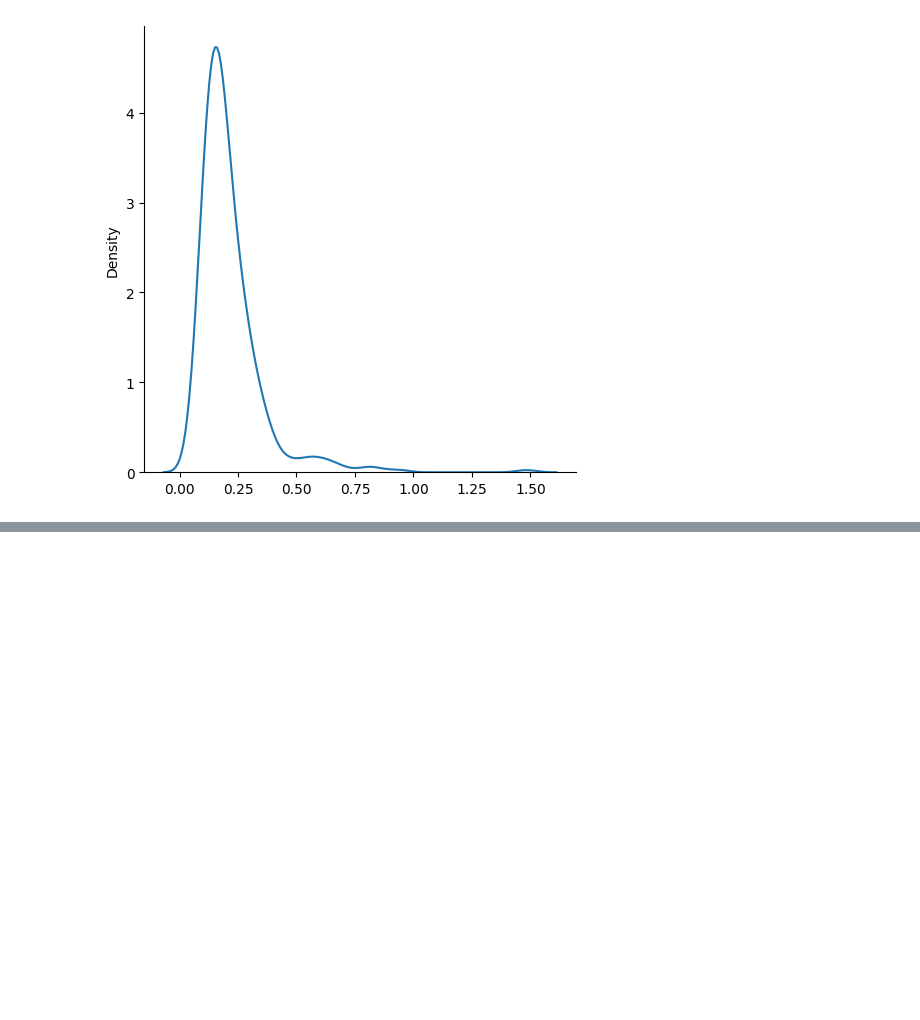
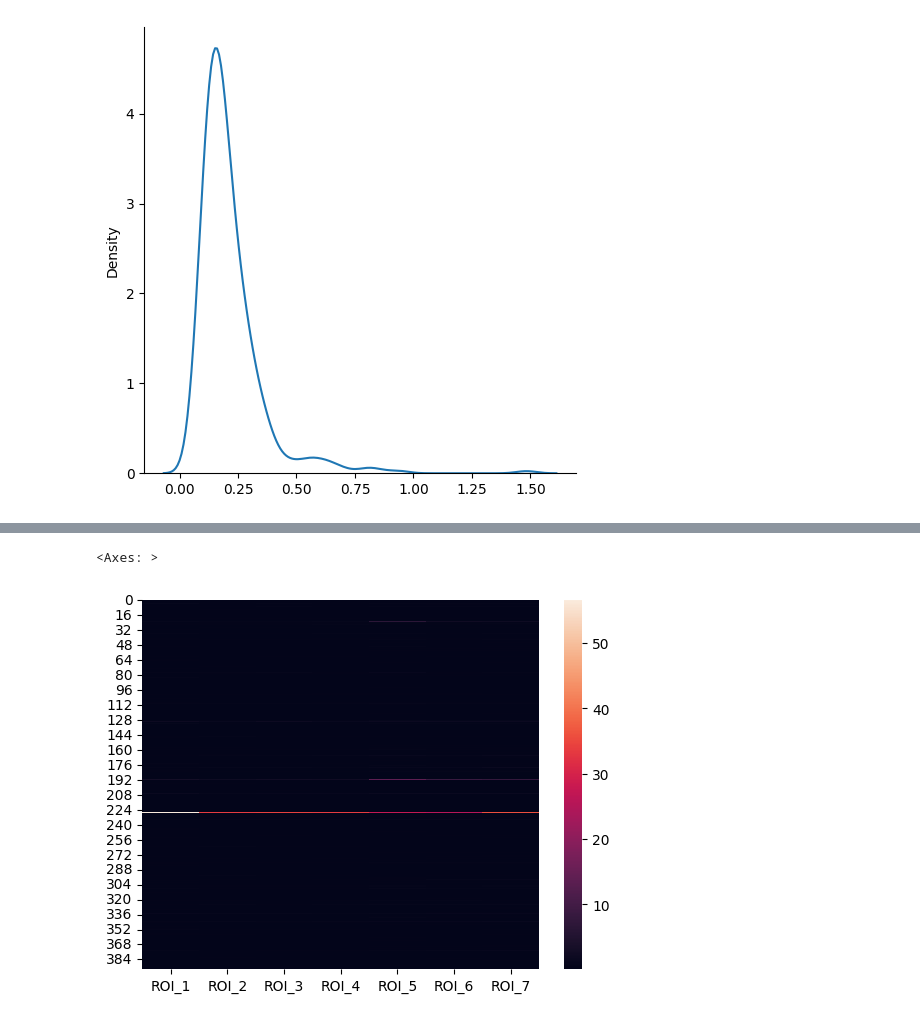
Before and after one commit to malt1114/Thesis_Neurodiversity, a Jupyter notebook: Malthe is confused.ipynb, the cells around one changed output, grey strips where cells are left out. Drawn from its saved outputs; the diff is of its cells as text; code cells hidden in the pictures; blank space fills up the shorter version.

```diff
--- a/Malthe is confused.ipynb
+++ b/Malthe is confused.ipynb
@@ -75,0 +96,5 @@ sns.displot(var_pr_roi['ROI_1'][var_pr_roi['ROI_1']<2].to_list(), kind= 'kde')
+# %%
+sns.heatmap(var_pr_roi.loc[:, var_pr_roi.columns != "subject"]) # outlier brain is LIT UP!!
+# %% [output]
+<Axes: >
+[figure, added]
```
Also changed, not shown: parts of 17 cells of this notebook.
